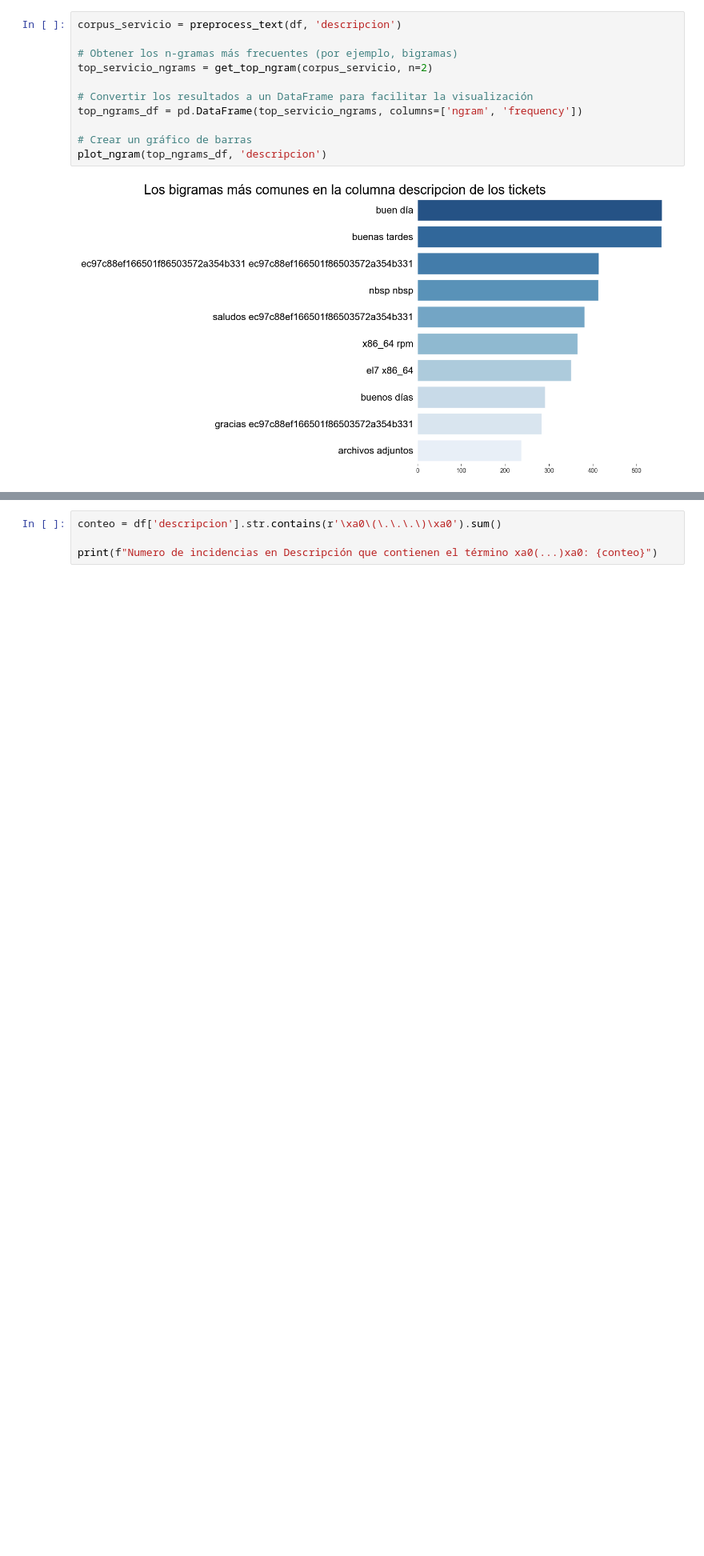
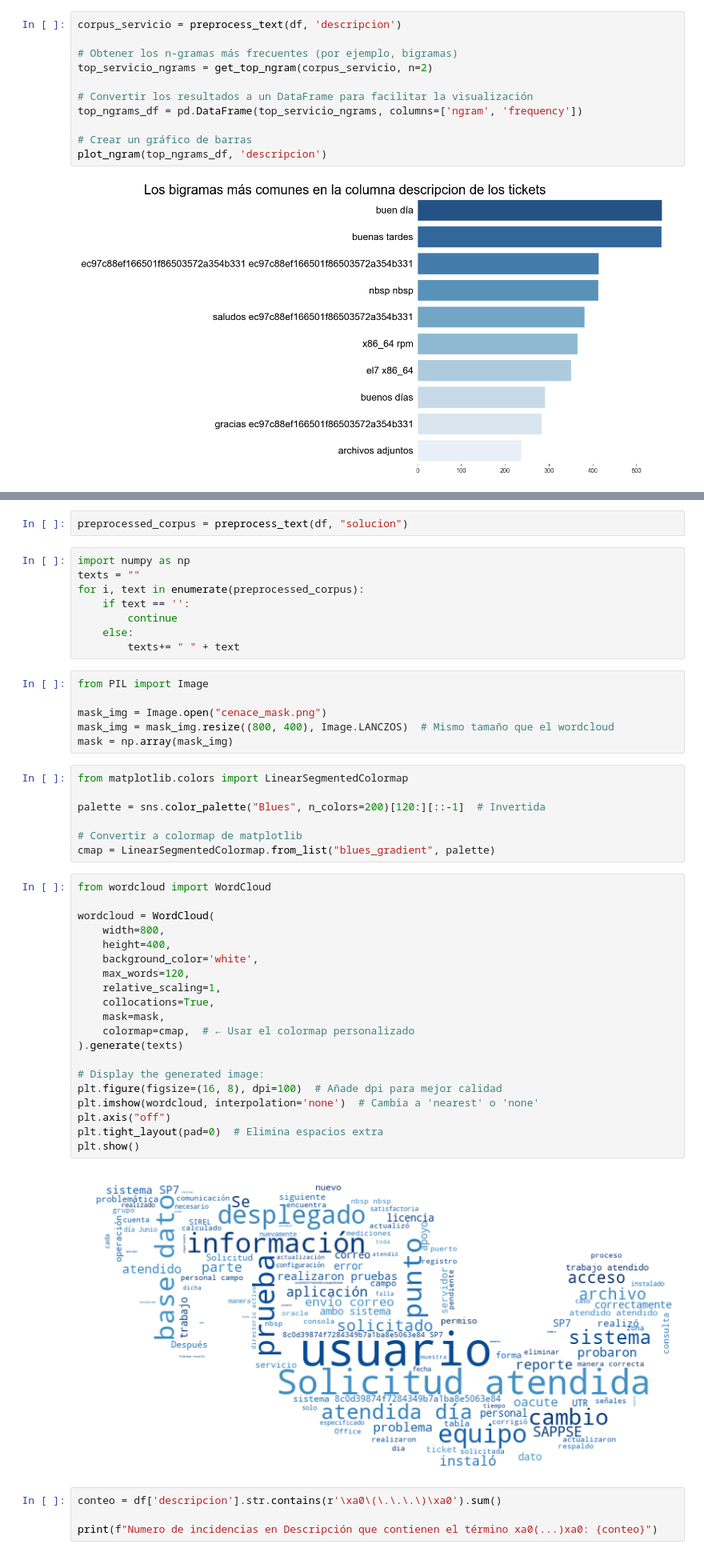
Before and after one commit to anmerino-pnd/proyectoCenace, a Jupyter notebook: notebooks/Seminario3.ipynb, the cells around one changed output, grey strips where cells are left out. Shown at 80% size. Saved outputs shown, nothing was run; the diff lists cells and outputs as text; blank space fills up the shorter version.

```diff
--- a/notebooks/Seminario3.ipynb
+++ b/notebooks/Seminario3.ipynb
@@ -386,3 +398,48 @@ plot_ngram(top_ngrams_df, 'descripcion')
+# %%
+preprocessed_corpus = preprocess_text(df, "solucion")
+# %%
+import numpy as np
+texts = ""
+for i, text in enumerate(preprocessed_corpus):
+    if text == '':
+        continue
+    else:
+        texts+= " " + text
+# %%
+from PIL import Image
+
+mask_img = Image.open("cenace_mask.png")
+mask_img = mask_img.resize((800, 400), Image.LANCZOS)  # Mismo tamaño que el wordcloud
+mask = np.array(mask_img)
+# %%
+from matplotlib.colors import LinearSegmentedColormap
+
+palette = sns.color_palette("Blues", n_colors=200)[120:][::-1]  # Invertida
+
+# Convertir a colormap de matplotlib
+cmap = LinearSegmentedColormap.from_list("blues_gradient", palette)
+# %%
+from wordcloud import WordCloud
+
+wordcloud = WordCloud(
+    width=800,
+    height=400,
+    background_color='white',
+    max_words=120,
+    relative_scaling=1,
+    collocations=True,
+    mask=mask,
+    colormap=cmap,  # ← Usar el colormap personalizado
+).generate(texts)
+
+# Display the generated image:
+plt.figure(figsize=(16, 8), dpi=100)  # Añade dpi para mejor calidad
+plt.imshow(wordcloud, interpolation='none')  # Cambia a 'nearest' o 'none'
+plt.axis("off")
+plt.tight_layout(pad=0)  # Elimina espacios extra
+plt.show()
+# %% [output]
+[figure, added]
 # %%
 conteo = df['descripcion'].str.contains(r'\xa0\(\.\.\.\)\xa0').sum()
 
```
Also changed, not shown: parts of 5 cells of this notebook, 4 other files.
